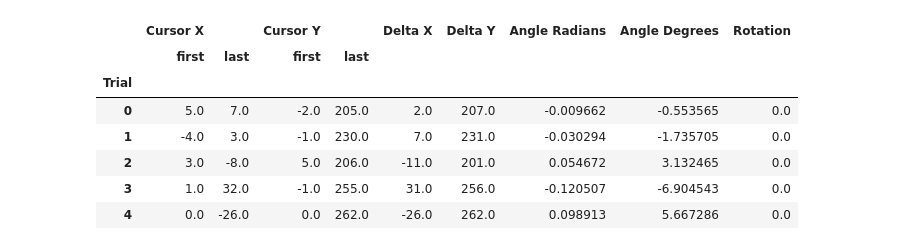
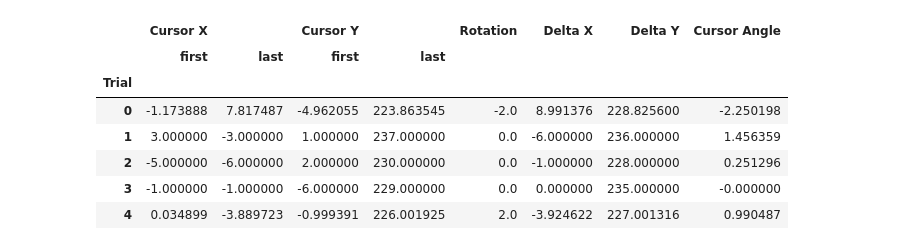
Before and after one commit to jack-darley/IGE-EGE-recreate, a Jupyter notebook: analyze.ipynb, the cells around one changed output. Cells and saved outputs as stored; diff of their text form; code cells hidden in the pictures.

```diff
--- a/analyze.ipynb
+++ b/analyze.ipynb
@@ -4,11 +4,9 @@ import matplotlib.pyplot as plt
 import seaborn as sns
 import numpy as np
 
-df = pd.read_csv("data.csv")
-trial_schedule = pd.read_csv("trial-schedule.csv")
-
-n_baseline = int(trial_schedule["n_baseline"].loc[0])
-n_exposure = int(trial_schedule["n_exposure"].loc[0])
+df = pd.read_csv("data.csv") # ROTATION IN RADS
+df["Rotation"] = np.degrees(df["Rotation"])
+trial_schedule = pd.read_csv("tgt.csv")
 
 df.head()
 # %% [output]
@@ -54,23 +41,21 @@ for trial, trial_data in df_head.groupby("Trial"):
 # %%
 # Compute start and end positions for each trial
-tError = df.groupby("Trial")[["Cursor X", "Cursor Y"]].agg(["first", "last"])
+df_grouped = df.groupby("Trial")[["Cursor X", "Cursor Y"]].agg(["first", "last"])
+df_grouped["Rotation"] = df.groupby("Trial")["Rotation"].agg("first")
 
-# Compute displacement
-tError["Delta X"] = tError[("Cursor X", "last")] - tError[("Cursor X", "first")]
-tError["Delta Y"] = tError[("Cursor Y", "last")] - tError[("Cursor Y", "first")]
+df_grouped["Delta X"] = df_grouped[("Cursor X", "last")] - df_grouped[("Cursor X", "first")]
+df_grouped["Delta Y"] = df_grouped[("Cursor Y", "last")] - df_grouped[("Cursor Y", "first")]
 
-tError["Angle Radians"] = -np.arctan2(tError["Delta X"], tError["Delta Y"])  # atan2(x, y)
-tError["Angle Degrees"] = np.degrees(tError["Angle Radians"])
+df_grouped["Cursor Angle"] = np.degrees(-np.arctan2(df_grouped["Delta X"], df_grouped["Delta Y"]))  # atan2(x, y)
 
-tError["Rotation"] = np.rad2deg(df.groupby("Trial")["Rotation"].first())
 
-tError.head()
+df_grouped.head()
 # %% [output]
-|  | Cursor X |  | Cursor Y |  | Delta X | Delta Y | Angle Radians | Angle Degrees | Rotation |
-|  | first | last | first | last |  |  |  |  |  |
-| Trial |  |  |  |  |  |  |  |  |  |
-| 0 | 5.0 | 7.0 | -2.0 | 205.0 | 2.0 | 207.0 | -0.009662 | -0.553565 | 0.0 |
-| 1 | -4.0 | 3.0 | -1.0 | 230.0 | 7.0 | 231.0 | -0.030294 | -1.735705 | 0.0 |
-| 2 | 3.0 | -8.0 | 5.0 | 206.0 | -11.0 | 201.0 | 0.054672 | 3.132465 | 0.0 |
-| 3 | 1.0 | 32.0 | -1.0 | 255.0 | 31.0 | 256.0 | -0.120507 | -6.904543 | 0.0 |
-| 4 | 0.0 | -26.0 | 0.0 | 262.0 | -26.0 | 262.0 | 0.098913 | 5.667286 | 0.0 |
+|  | Cursor X |  | Cursor Y |  | Rotation | Delta X | Delta Y | Cursor Angle |
+|  | first | last | first | last |  |  |  |  |
+| Trial |  |  |  |  |  |  |  |  |
+| 0 | -1.173888 | 7.817487 | -4.962055 | 223.863545 | -2.0 | 8.991376 | 228.825600 | -2.250198 |
+| 1 | 3.000000 | -3.000000 | 1.000000 | 237.000000 | 0.0 | -6.000000 | 236.000000 | 1.456359 |
+| 2 | -5.000000 | -6.000000 | 2.000000 | 230.000000 | 0.0 | -1.000000 | 228.000000 | 0.251296 |
+| 3 | -1.000000 | -1.000000 | -6.000000 | 229.000000 | 0.0 | 0.000000 | 235.000000 | -0.000000 |
+| 4 | 0.034899 | -3.889723 | -0.999391 | 226.001925 | 2.0 | -3.924622 | 227.001316 | 0.990487 |
```
Also changed, not shown: parts of 9 cells of this notebook, 7 other files.
